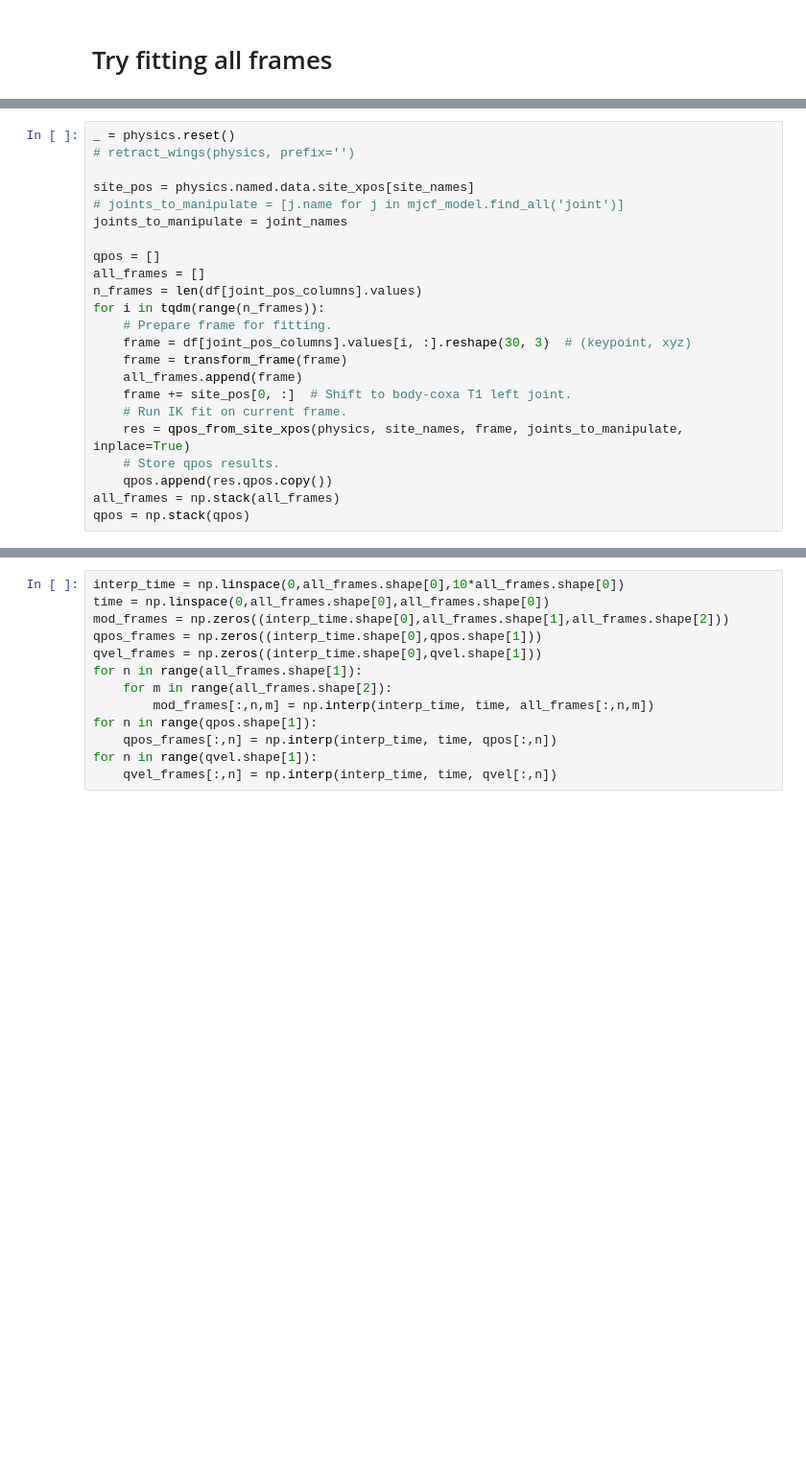
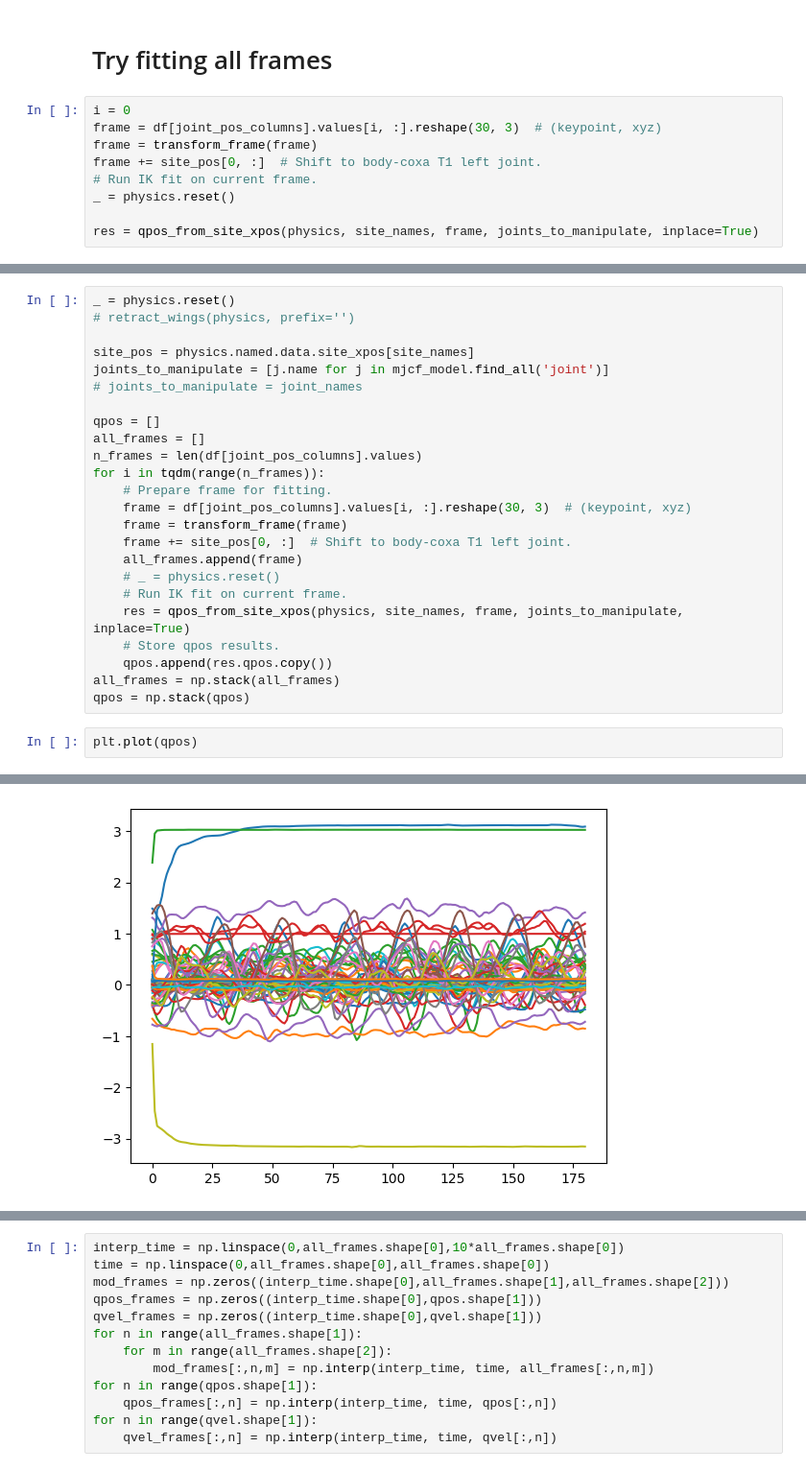
Before and after one commit to harshagurnani/mujoco_mpc, a Jupyter notebook: FlyInverse_kin.ipynb, the cells around one changed output, grey strips where cells are left out. Shown at 96% size. Drawn from its saved outputs; the diff is of its cells as text; blank space fills up the shorter version.

```diff
--- a/FlyInverse_kin.ipynb
+++ b/FlyInverse_kin.ipynb
@@ -284,2 +288,11 @@ PIL.Image.fromarray(pixels)
 # %% [markdown]
 # Try fitting all frames
+# %%
+i = 0
+frame = df[joint_pos_columns].values[i, :].reshape(30, 3)  # (keypoint, xyz)
+frame = transform_frame(frame)
+frame += site_pos[0, :]  # Shift to body-coxa T1 left joint.
+# Run IK fit on current frame.
+_ = physics.reset()
+
+res = qpos_from_site_xpos(physics, site_names, frame, joints_to_manipulate, inplace=True)
@@ -288,8 +316,8 @@ _ = physics.reset()
 # retract_wings(physics, prefix='')
 
 site_pos = physics.named.data.site_xpos[site_names]
-# joints_to_manipulate = [j.name for j in mjcf_model.find_all('joint')]
-joints_to_manipulate = joint_names
+joints_to_manipulate = [j.name for j in mjcf_model.find_all('joint')]
+# joints_to_manipulate = joint_names
 
 qpos = []
 all_frames = []
@@ -298,11 +326,15 @@ for i in tqdm(range(n_frames)):
     # Prepare frame for fitting.
     frame = df[joint_pos_columns].values[i, :].reshape(30, 3)  # (keypoint, xyz)
     frame = transform_frame(frame)
+    frame += site_pos[0, :]  # Shift to body-coxa T1 left joint.
     all_frames.append(frame)
-    frame += site_pos[0, :]  # Shift to body-coxa T1 left joint.
+    # _ = physics.reset()
     # Run IK fit on current frame.
     res = qpos_from_site_xpos(physics, site_names, frame, joints_to_manipulate, inplace=True)
     # Store qpos results.
     qpos.append(res.qpos.copy())
 all_frames = np.stack(all_frames)
 qpos = np.stack(qpos)
+# %%
+plt.plot(qpos)
+# %% [output]
@@ -309 +358,2 @@ qpos = np.stack(qpos)
+[figure, added]
 # %%
```
Also changed, not shown: parts of 25 cells of this notebook, 2 other files.
